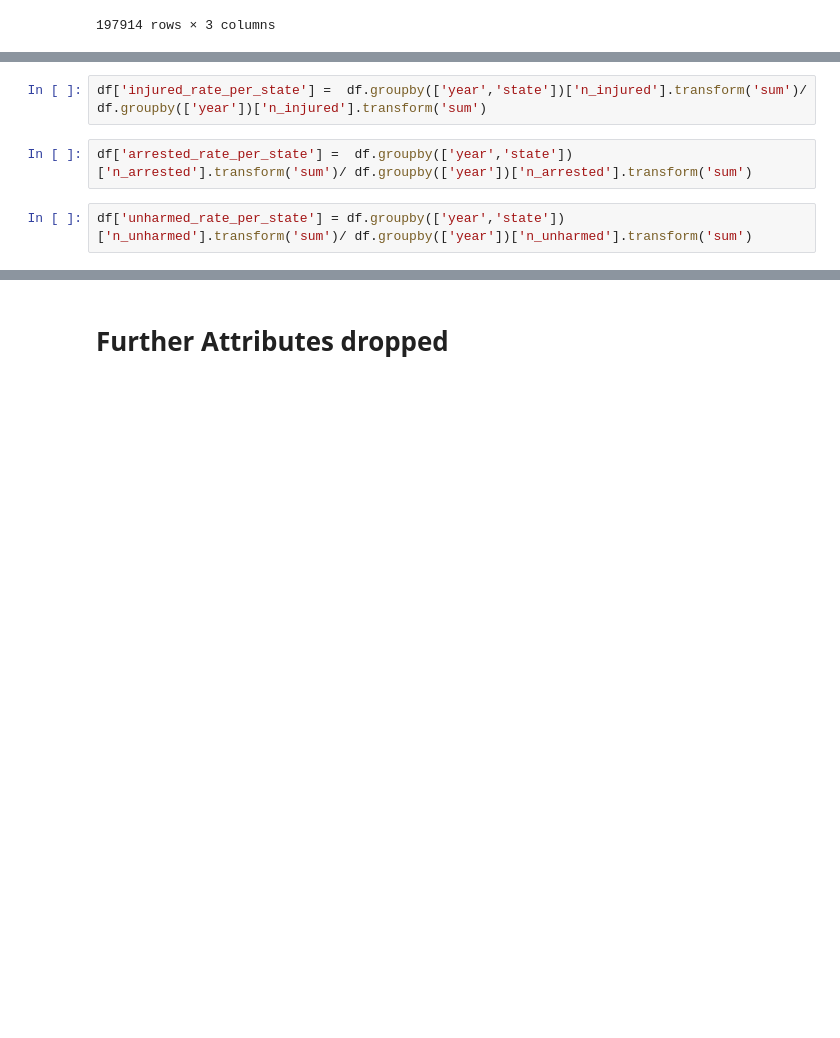
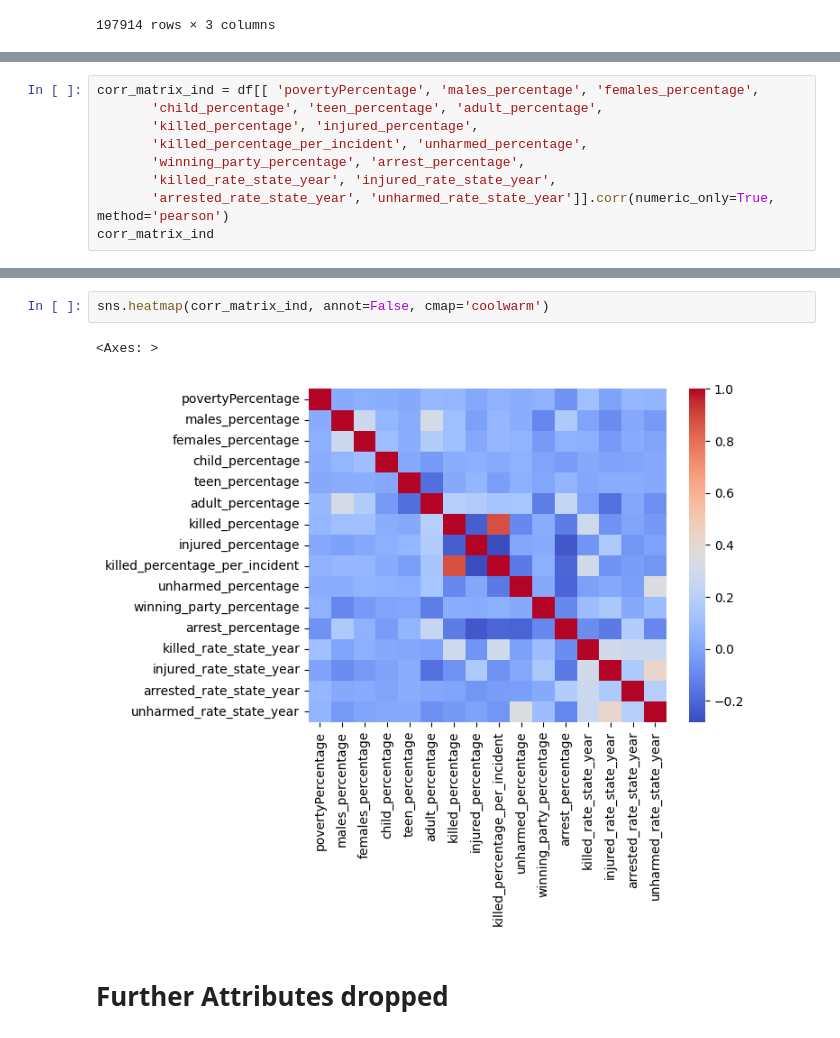
Before and after one commit to vezzusamu/dm-project, a Jupyter notebook: data_preparation.ipynb, the cells around one changed output, grey strips where cells are left out. Cells and saved outputs as stored; diff of their text form; blank space fills up the shorter version.

```diff
--- a/data_preparation.ipynb
+++ b/data_preparation.ipynb
@@ -1003,6 +1019,0 @@ df['killing_rate_per_state'] =  df.groupby(['year','state'])['n_killed'].transfo
-# %%
-df['injured_rate_per_state'] =  df.groupby(['year','state'])['n_injured'].transform('sum')/ df.groupby(['year'])['n_injured'].transform('sum')
-# %%
-df['arrested_rate_per_state'] =  df.groupby(['year','state'])['n_arrested'].transform('sum')/ df.groupby(['year'])['n_arrested'].transform('sum')
-# %%
-df['unharmed_rate_per_state'] = df.groupby(['year','state'])['n_unharmed'].transform('sum')/ df.groupby(['year'])['n_unharmed'].transform('sum')
@@ -1028,0 +1020,9 @@ memory usage: 67.4 MB
+# %%
+corr_matrix_ind = df[[ 'povertyPercentage', 'males_percentage', 'females_percentage',
+       'child_percentage', 'teen_percentage', 'adult_percentage',
+       'killed_percentage', 'injured_percentage',
+       'killed_percentage_per_incident', 'unharmed_percentage',
+       'winning_party_percentage', 'arrest_percentage',
+       'killed_rate_state_year', 'injured_rate_state_year',
+       'arrested_rate_state_year', 'unharmed_rate_state_year']].corr(numeric_only=True, method='pearson')
+corr_matrix_ind
@@ -1029,3 +1047,8 @@ memory usage: 67.4 MB
+# %%
+sns.heatmap(corr_matrix_ind, annot=False, cmap='coolwarm')
+# %% [output]
+<Axes: >
+[figure, added]
 # %% [markdown]
 # Further Attributes dropped
 # %% [markdown]
```
Also changed, not shown: parts of 21 cells of this notebook, 3 other files.
